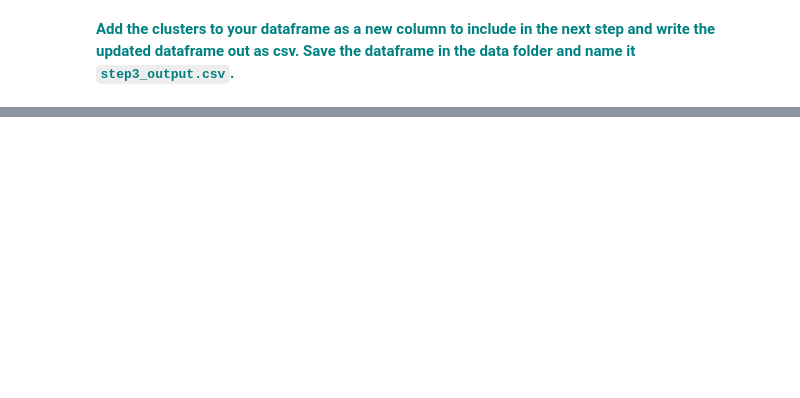
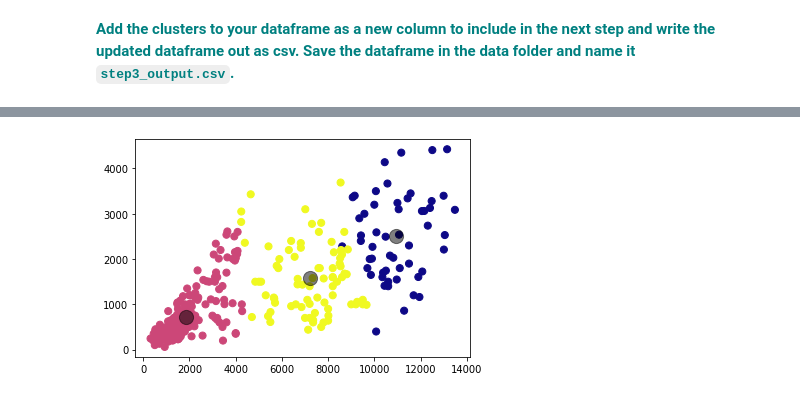
Before and after one commit to SwissMisra/SB_Guided_Capstone, a Jupyter notebook: Notebook_step_three.ipynb, the cells around one changed output, grey strips where cells are left out. Saved outputs shown, nothing was run; the diff lists cells and outputs as text; code cells hidden in the pictures; blank space fills up the shorter version.

```diff
--- a/Notebook_step_three.ipynb
+++ b/Notebook_step_three.ipynb
@@ -359,0 +347,12 @@ See the caveats in the documentation: http://pandas.pydata.org/pandas-docs/stabl
+# %%
+file.loc[(file['clusters'] == 2),'SkiableTerrain_ac'] = file['SkiableTerrain_ac'].mean()
+# %%
+# This code will fit the k-means algorithm with our k parameter set to three, and plot the results. Cool, huh?
+x = file.drop(['Name','state'], axis =1).values
+kmeans3 = KMeans(n_clusters=3)
+y_kmeans3 = kmeans3.fit_predict(x)
+plt.scatter(x[:, 0], x[:, 1], c=y_kmeans3, s=50, cmap='plasma')
+centers = kmeans3.cluster_centers_
+plt.scatter(centers[:, 0], centers[:, 1], c='black', s=200, alpha=0.5);
+# %% [output]
+[figure, added]
```
Also changed, not shown: parts of 17 cells of this notebook, 1 other file.
